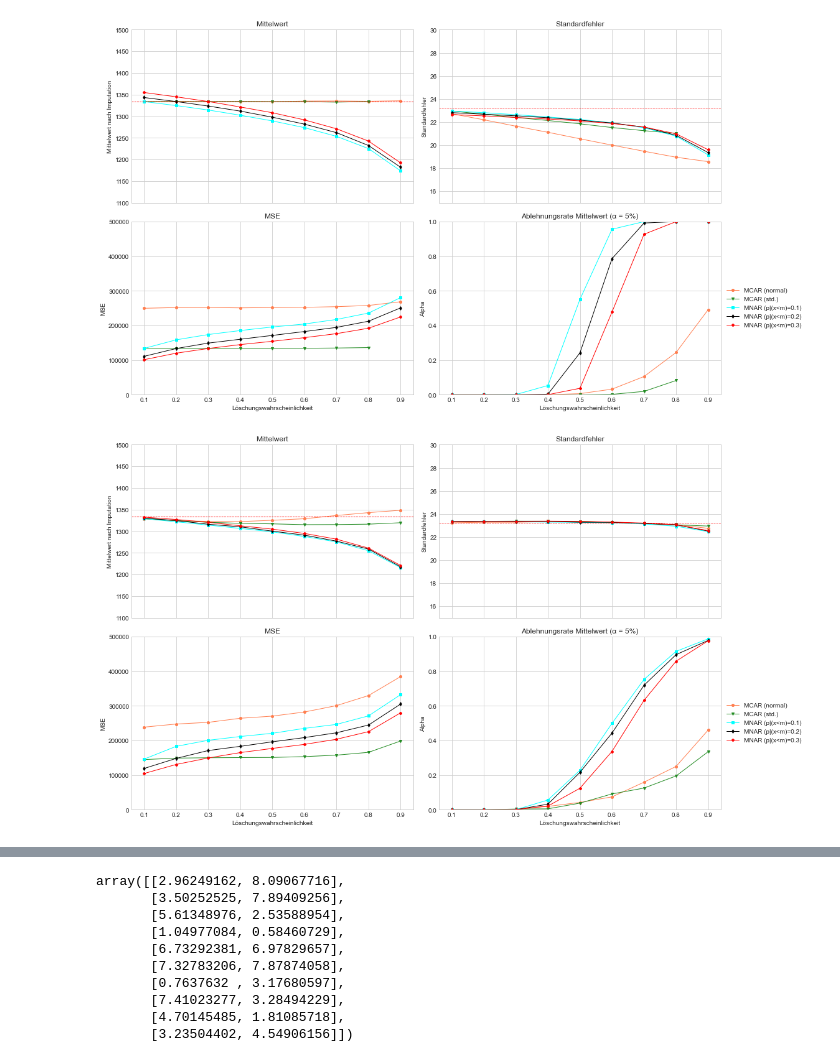
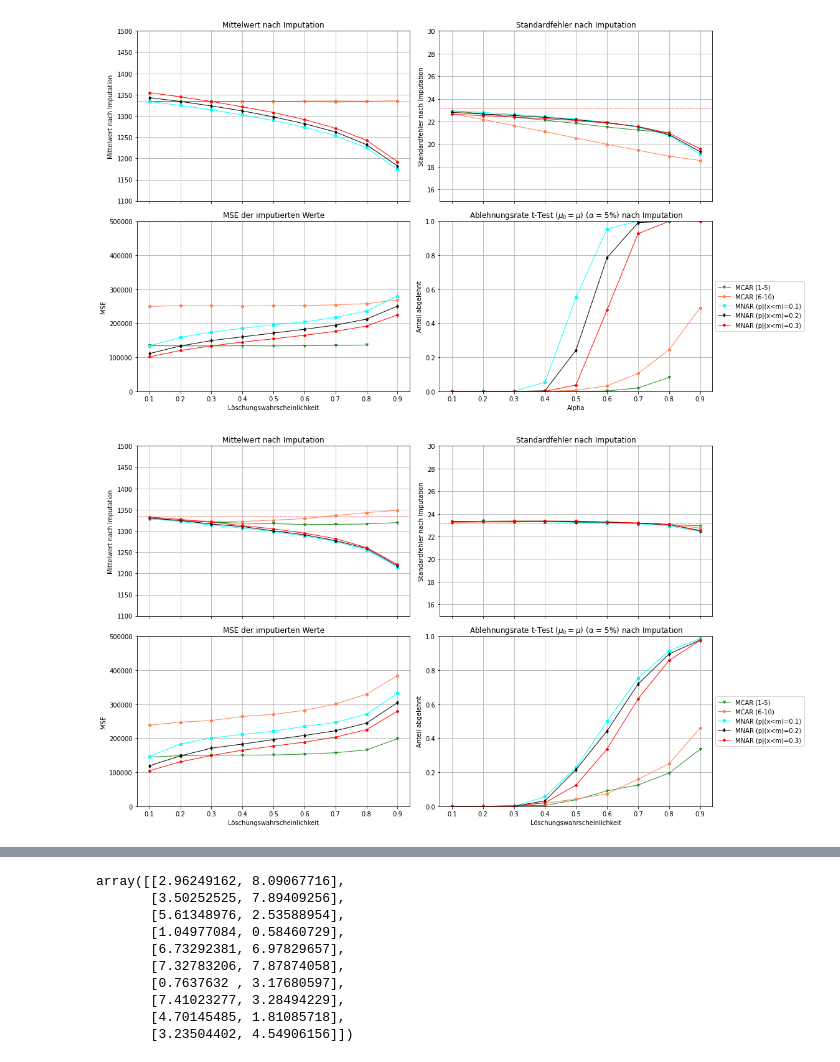
Before and after one commit to Zin9zan9/Stat_Seminar, a Jupyter notebook: Simulationen (neu)/Grafiken copy (24.03.).ipynb, the cells around one changed output, grey strips where cells are left out. Saved outputs shown, nothing was run; the diff lists cells and outputs as text; code cells hidden in the pictures.

```diff
--- a/Simulationen (neu)/Grafiken copy (24.03.).ipynb
+++ b/Simulationen (neu)/Grafiken copy (24.03.).ipynb
@@ -148,10 +150,11 @@ df_knn5_alpha = pd.DataFrame({'chance': df_mcar['chance'], 'Alpha MCAR': df_mcar
 # Create a subplot with shared X-axis
 fig, axs = plt.subplots(2, 2, sharex=True, figsize=(16, 9))
 (ax1, ax2), (ax3, ax4) = axs
+ax1.grid(True); ax2.grid(True); ax3.grid(True); ax4.grid(True)
 
 # Plotting for the first plot
-ax1.plot(df_ols_mean['chance'], df_ols_mean['Mittelwert MCAR'], marker='o', color='coral', linewidth=1, markersize=4, label='MCAR (normal)')
-ax1.plot(df_ols_mean['chance'], df_ols_mean['Mittelwert MCAR Std'], marker='v', color='forestgreen', linewidth=1, markersize=4, label='MCAR (std.)')
+ax1.plot(df_ols_mean['chance'], df_ols_mean['Mittelwert MCAR Std'], marker='v', color='forestgreen', linewidth=1, markersize=4, label='MCAR (1-5)')
+ax1.plot(df_ols_mean['chance'], df_ols_mean['Mittelwert MCAR'], marker='o', color='coral', linewidth=1, markersize=4, label='MCAR (6-10)')
 ax1.plot(df_ols_mean['chance'], df_ols_mean['Mittelwert MNAR 0.1'], marker='s', color='cyan', linewidth=1, markersize=4, label='MNAR (p|(x<m)=0.1)')
 ax1.plot(df_ols_mean['chance'], df_ols_mean['Mittelwert MNAR 0.2'], marker='d', color='black', linewidth=1, markersize=4, label='MNAR (p|(x<m)=0.2)')
 ax1.plot(df_ols_mean['chance'], df_ols_mean['Mittelwert MNAR 0.3'], marker='P', color='red', linewidth=1, markersize=4, label='MNAR (p|(x<m)=0.3)')
@@ -162,19 +165,13 @@ ax1.set_ylim(1100, 1500)
 
 # Use a light theme for the first plot
 ax1.set_ylabel('Mittelwert nach Imputation')
-ax1.set_title('Mittelwert')
+ax1.set_title('Mittelwert nach Imputation')
 # ax1.legend(loc='center left', bbox_to_anchor=(1, 0.5))
-
-# Add underglow
-# mplcyberpunk.add_underglow(ax1)
-
-
-
 
 
 # Plotting for the third plot
-ax2.plot(df_ols_SE['chance'], df_ols_SE['SE MCAR'], marker='o', color='coral', linewidth=1, markersize=4, label='MCAR (normal)')
-ax2.plot(df_ols_SE['chance'], df_ols_SE['SE MCAR Std'], marker='v', color='forestgreen', linewidth=1, markersize=4, label='MCAR (std.)')
+ax2.plot(df_ols_SE['chance'], df_ols_SE['SE MCAR Std'], marker='v', color='forestgreen', linewidth=1, markersize=4, label='MCAR (1-5)')
+ax2.plot(df_ols_SE['chance'], df_ols_SE['SE MCAR'], marker='o', color='coral', linewidth=1, markersize=4, label='MCAR (6-10)')
 ax2.plot(df_ols_SE['chance'], df_ols_SE['SE MNAR 0.1'], marker='s', color='cyan', linewidth=1, markersize=4, label='MNAR (p|(x<m)=0.1)')
 ax2.plot(df_ols_SE['chance'], df_ols_SE['SE MNAR 0.2'], marker='d', color='black', linewidth=1, markersize=4, label='MNAR (p|(x<m)=0.2)')
 ax2.plot(df_ols_SE['chance'], df_ols_SE['SE MNAR 0.3'], marker='P', color='red', linewidth=1, markersize=4, label='MNAR (p|(x<m)=0.3)')
@@ -184,56 +181,57 @@ ax2.axhline(y=23.23, color='red', linestyle='--', label='Population SE', linewid
 ax2.set_ylim(15, 30)
 
 # Use a light theme for the second plot
-ax2.set_title('Standardfehler')
+ax2.set_title('Standardfehler nach Imputation')
 # ax2.set_xlabel('Löschungswahrscheinlichkeit')
-ax2.set_ylabel('Standardfehler')
+ax2.set_ylabel('Standardfehler nach Imputation')
 # ax2.legend(loc='center left', bbox_to_anchor=(1, 0.5))
 
 # Plotting for the second plot
-ax3.plot(df_ols_SE['chance'], df_ols_MSE['MSE MCAR'], marker='o', color='coral', linewidth=1, markersize=4, label='MCAR (normal)')
-ax3.plot(df_ols_SE['chance'], df_ols_MSE['MSE MCAR Std'], marker='v', color='forestgreen', linewidth=1, markersize=4, label='MCAR (std.)')
+ax3.plot(df_ols_SE['chance'], df_ols_MSE['MSE MCAR Std'], marker='v', color='forestgreen', linewidth=1, markersize=4, label='MCAR (1-5)')
+ax3.plot(df_ols_SE['chance'], df_ols_MSE['MSE MCAR'], marker='o', color='coral', linewidth=1, markersize=4, label='MCAR (6-10)')
 ax3.plot(df_ols_SE['chance'], df_ols_MSE['MSE MNAR 0.1'], marker='s', color='cyan', linewidth=1, markersize=4, label='MNAR (p|(x<m)=0.1)')
 ax3.plot(df_ols_SE['chance'], df_ols_MSE['MSE MNAR 0.2'], marker='d', color='black', linewidth=1, markersize=4, label='MNAR (p|(x<m)=0.2)')
 ax3.plot(df_ols_SE['chance'], df_ols_MSE['MSE MNAR 0.3'], marker='P', color='red', linewidth=1, markersize=4, label='MNAR (p|(x<m)=0.3)')
 
 ax3.set_ylim(0, 500000)
 
 # Use a light theme for the second plot
-ax3.set_title('MSE')
+ax3.set_title('MSE der imputierten Werte')
 ax3.set_xlabel('Löschungswahrscheinlichkeit')
 ax3.set_ylabel('MSE')
 #ax3.legend(loc='center left', bbox_to_anchor=(1, 0.5))
 
 
 # Plotting for the fourth plot
-ax4.plot(df_ols_SE['chance'], 1-df_ols_alpha['Alpha MCAR'], marker='o', color='coral', linewidth=1, markersize=4, label='MCAR (normal)')
-ax4.plot(df_ols_SE['chance'], 1-df_ols_alpha['Alpha MCAR Std'], marker='v', color='forestgreen', linewidth=1, markersize=4, label='MCAR (std.)')
+ax4.plot(df_ols_SE['chance'], 1-df_ols_alpha['Alpha MCAR Std'], marker='v', color='forestgreen', linewidth=1, markersize=4, label='MCAR (1-5)')
+ax4.plot(df_ols_SE['chance'], 1-df_ols_alpha['Alpha MCAR'], marker='o', color='coral', linewidth=1, markersize=4, label='MCAR (6-10)')
 ax4.plot(df_ols_SE['chance'], 1-df_ols_alpha['Alpha MNAR 0.1'], marker='s', color='cyan', linewidth=1, markersize=4, label='MNAR (p|(x<m)=0.1)')
 ax4.plot(df_ols_SE['chance'], 1-df_ols_alpha['Alpha MNAR 0.2'], marker='d', color='black', linewidth=1, markersize=4, label='MNAR (p|(x<m)=0.2)')
 ax4.plot(df_ols_SE['chance'], 1-df_ols_alpha['Alpha MNAR 0.3'], marker='P', color='red', linewidth=1, markersize=4, label='MNAR (p|(x<m)=0.3)')
 
 ax4.set_ylim(0, 1)
 
 # Use a light theme for the second plot
-ax4.set_title('Ablehnungsrate Mittelwert (\u03B1 = 5%)')
-ax4.set_xlabel('Löschungswahrscheinlichkeit')
-ax4.set_ylabel('Alpha')
+ax4.set_title('Ablehnungsrate t-Test ($\mu_0 = \mu$) (\u03B1 = 5%) nach Imputation')
+ax4.set_xlabel('Alpha')
+ax4.set_ylabel('Anteil abgelehnt')
 ax4.legend(loc='center left', bbox_to_anchor=(1, 0.5))
 
 
 plt.tight_layout()
-# plt.savefig('follower_plot.pdf', format='pdf')
+plt.savefig('OLS_Auswertung (neu).pdf')
 plt.show()
 # %% [output]
-[figure, old version]
+[figure, new version]
 # %%
 # Create a subplot with shared X-axis
 fig, axs = plt.subplots(2, 2, sharex=True, figsize=(16, 9))
 (ax1, ax2), (ax3, ax4) = axs
+ax1.grid(True); ax2.grid(True); ax3.grid(True); ax4.grid(True)
 
 # Plotting for the first plot
-ax1.plot(df_knn1_mean['chance'], df_knn1_mean['Mittelwert MCAR'], marker='o', color='coral', linewidth=1, markersize=4, label='MCAR (normal)')
-ax1.plot(df_knn1_mean['chance'], df_knn1_mean['Mittelwert MCAR Std'], marker='v', color='forestgreen', linewidth=1, markersize=4, label='MCAR (std.)')
+ax1.plot(df_knn1_mean['chance'], df_knn1_mean['Mittelwert MCAR Std'], marker='v', color='forestgreen', linewidth=1, markersize=4, label='MCAR (1-5)')
+ax1.plot(df_knn1_mean['chance'], df_knn1_mean['Mittelwert MCAR'], marker='o', color='coral', linewidth=1, markersize=4, label='MCAR (6-10)')
 ax1.plot(df_knn1_mean['chance'], df_knn1_mean['Mittelwert MNAR 0.1'], marker='s', color='cyan', linewidth=1, markersize=4, label='MNAR (p|(x<m)=0.1)')
 ax1.plot(df_knn1_mean['chance'], df_knn1_mean['Mittelwert MNAR 0.2'], marker='d', color='black', linewidth=1, markersize=4, label='MNAR (p|(x<m)=0.2)')
 ax1.plot(df_knn1_mean['chance'], df_knn1_mean['Mittelwert MNAR 0.3'], marker='P', color='red', linewidth=1, markersize=4, label='MNAR (p|(x<m)=0.3)')
@@ -244,12 +242,12 @@ ax1.set_ylim(1100, 1500)
 
 # Use a light theme for the first plot
 ax1.set_ylabel('Mittelwert nach Imputation')
-ax1.set_title('Mittelwert')
+ax1.set_title('Mittelwert nach Imputation')
 # ax1.legend(loc='center left', bbox_to_anchor=(1, 0.5))
 
 # Plotting for the third plot
-ax2.plot(df_knn1_SE['chance'], df_knn1_SE['SE MCAR'], marker='o', color='coral', linewidth=1, markersize=4, label='MCAR (normal)')
-ax2.plot(df_knn1_SE['chance'], df_knn1_SE['SE MCAR Std'], marker='v', color='forestgreen', linewidth=1, markersize=4, label='MCAR (std.)')
+ax2.plot(df_knn1_SE['chance'], df_knn1_SE['SE MCAR Std'], marker='v', color='forestgreen', linewidth=1, markersize=4, label='MCAR (1-5)')
+ax2.plot(df_knn1_SE['chance'], df_knn1_SE['SE MCAR'], marker='o', color='coral', linewidth=1, markersize=4, label='MCAR (6-10)')
 ax2.plot(df_knn1_SE['chance'], df_knn1_SE['SE MNAR 0.1'], marker='s', color='cyan', linewidth=1, markersize=4, label='MNAR (p|(x<m)=0.1)')
 ax2.plot(df_knn1_SE['chance'], df_knn1_SE['SE MNAR 0.2'], marker='d', color='black', linewidth=1, markersize=4, label='MNAR (p|(x<m)=0.2)')
 ax2.plot(df_knn1_SE['chance'], df_knn1_SE['SE MNAR 0.3'], marker='P', color='red', linewidth=1, markersize=4, label='MNAR (p|(x<m)=0.3)')
@@ -259,14 +257,14 @@ ax2.axhline(y=23.23, color='red', linestyle='--', label='Population SE', linewid
 ax2.set_ylim(15, 30)
 
 # Use a light theme for the second plot
-ax2.set_title('Standardfehler')
+ax2.set_title('Standardfehler nach Imputation')
 # ax2.set_xlabel('Löschungswahrscheinlichkeit')
-ax2.set_ylabel('Standardfehler')
+ax2.set_ylabel('Standardfehler nach Imputation')
 # ax2.legend(loc='center left', bbox_to_anchor=(1, 0.5))
 
 # Plotting for the second plot
-ax3.plot(df_knn1_SE['chance'], df_knn1_MSE['MSE MCAR'], marker='o', color='coral', linewidth=1, markersize=4, label='MCAR (normal)')
-ax3.plot(df_knn1_SE['chance'], df_knn1_MSE['MSE MCAR Std'], marker='v', color='forestgreen', linewidth=1, markersize=4, label='MCAR (std.)')
+ax3.plot(df_knn1_SE['chance'], df_knn1_MSE['MSE MCAR Std'], marker='v', color='forestgreen', linewidth=1, markersize=4, label='MCAR (1-5)')
+ax3.plot(df_knn1_SE['chance'], df_knn1_MSE['MSE MCAR'], marker='o', color='coral', linewidth=1, markersize=4, label='MCAR (6-10)')
 ax3.plot(df_knn1_SE['chance'], df_knn1_MSE['MSE MNAR 0.1'], marker='s', color='cyan', linewidth=1, markersize=4, label='MNAR (p|(x<m)=0.1)')
 ax3.plot(df_knn1_SE['chance'], df_knn1_MSE['MSE MNAR 0.2'], marker='d', color='black', linewidth=1, markersize=4, label='MNAR (p|(x<m)=0.2)')
 ax3.plot(df_knn1_SE['chance'], df_knn1_MSE['MSE MNAR 0.3'], marker='P', color='red', linewidth=1, markersize=4, label='MNAR (p|(x<m)=0.3)')
@@ -274,35 +272,35 @@ ax3.plot(df_knn1_SE['chance'], df_knn1_MSE['MSE MNAR 0.3'], marker='P', color='r
 ax3.set_ylim(0, 500000)
 
 # Use a light theme for the second plot
-ax3.set_title('MSE')
+ax3.set_title('MSE der imputierten Werte')
 ax3.set_xlabel('Löschungswahrscheinlichkeit')
 ax3.set_ylabel('MSE')
 #ax3.legend(loc='center left', bbox_to_anchor=(1, 0.5))
 
 
 # Plotting for the fourth plot
-ax4.plot(df_knn1_MSE['chance'], 1-df_knn1_alpha['Alpha MCAR'], marker='o', color='coral', linewidth=1, markersize=4, label='MCAR (normal)')
-ax4.plot(df_knn1_MSE['chance'], 1-df_knn1_alpha['Alpha MCAR Std'], marker='v', color='forestgreen', linewidth=1, markersize=4, label='MCAR (std.)')
-ax4.plot(df_knn1_MSE['chance'], 1-df_knn1_alpha['Alpha MNAR 0.1'], marker='s', color='cyan', linewidth=1, markersize=4, label='MNAR (p|(x<m)=0.1)')
-ax4.plot(df_knn1_MSE['chance'], 1-df_knn1_alpha['Alpha MNAR 0.2'], marker='d', color='black', linewidth=1, markersize=4, label='MNAR (p|(x<m)=0.2)')
-ax4.plot(df_knn1_MSE['chance'], 1-df_knn1_alpha['Alpha MNAR 0.3'], marker='P', color='red', linewidth=1, markersize=4, label='MNAR (p|(x<m)=0.3)')
+ax4.plot(df_knn1_MSE['chance'], 1- df_knn1_alpha['Alpha MCAR Std'], marker='v', color='forestgreen', linewidth=1, markersize=4, label='MCAR (1-5)')
+ax4.plot(df_knn1_MSE['chance'], 1- df_knn1_alpha['Alpha MCAR'], marker='o', color='coral', linewidth=1, markersize=4, label='MCAR (6-10)')
+ax4.plot(df_knn1_MSE['chance'], 1- df_knn1_alpha['Alpha MNAR 0.1'], marker='s', color='cyan', linewidth=1, markersize=4, label='MNAR (p|(x<m)=0.1)')
+ax4.plot(df_knn1_MSE['chance'], 1- df_knn1_alpha['Alpha MNAR 0.2'], marker='d', color='black', linewidth=1, markersize=4, label='MNAR (p|(x<m)=0.2)')
+ax4.plot(df_knn1_MSE['chance'], 1- df_knn1_alpha['Alpha MNAR 0.3'], marker='P', color='red', linewidth=1, markersize=4, label='MNAR (p|(x<m)=0.3)')
 
 ax4.set_ylim(0, 1)
 
 # Use a light theme for the second plot
-ax4.set_title('Ablehnungsrate Mittelwert (\u03B1 = 5%)')
+ax4.set_title('Ablehnungsrate t-Test ($\mu_0 = \mu$) (\u03B1 = 5%) nach Imputation')
 ax4.set_xlabel('Löschungswahrscheinlichkeit')
-ax4.set_ylabel('Alpha')
+ax4.set_ylabel('Anteil abgelehnt')
 ax4.legend(loc='center left', bbox_to_anchor=(1, 0.5))
 
 # Add underglow
 # mplcyberpunk.add_underglow(ax4)
 
 plt.tight_layout()
-# plt.savefig('follower_plot.pdf', format='pdf')
+plt.savefig('1NN-Auswertung (neu).pdf')
 plt.show()
 # %% [output]
-[figure, old version]
+[figure, new version]
 # %%
 # Create a subplot with shared X-axis
 fig, axs = plt.subplots(2, 2, sharex=True, figsize=(16, 9))
```
Also changed, not shown: parts of 8 cells of this notebook, 16 other files.
